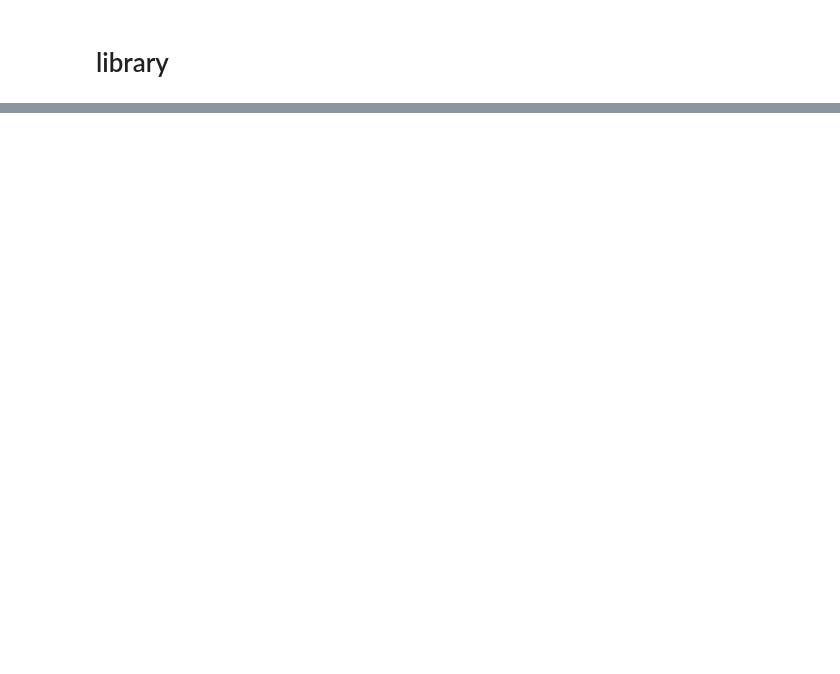
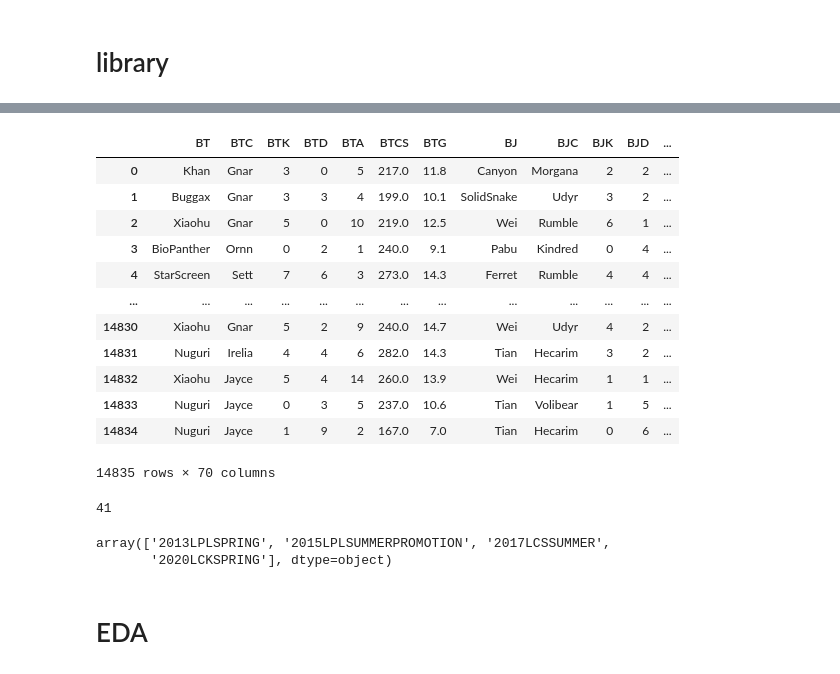
Before and after one commit to snaiws/Project-2, a Jupyter notebook: Project2.ipynb, the cells around one changed output, grey strips where cells are left out. Saved outputs shown, nothing was run; the diff lists cells and outputs as text; code cells hidden in the pictures; blank space fills up the shorter version.

```diff
--- a/Project2.ipynb
+++ b/Project2.ipynb
@@ -514,0 +597,38 @@ df
+# %%
+#피쳐드랍
+a=df.drop(['league','date','Blue','Red','winner'],axis=1)
+# %%
+#드랍 후 데이터
+a
+# %% [output]
+|  | BT | BTC | BTK | BTD | BTA | BTCS | BTG | BJ | BJC | BJK | BJD | ... |
+| 0 | Khan | Gnar | 3 | 0 | 5 | 217.0 | 11.8 | Canyon | Morgana | 2 | 2 | ... |
+| 1 | Buggax | Gnar | 3 | 3 | 4 | 199.0 | 10.1 | SolidSnake | Udyr | 3 | 2 | ... |
+| 2 | Xiaohu | Gnar | 5 | 0 | 10 | 219.0 | 12.5 | Wei | Rumble | 6 | 1 | ... |
+| 3 | BioPanther | Ornn | 0 | 2 | 1 | 240.0 | 9.1 | Pabu | Kindred | 0 | 4 | ... |
+| 4 | StarScreen | Sett | 7 | 6 | 3 | 273.0 | 14.3 | Ferret | Rumble | 4 | 4 | ... |
+| ... | ... | ... | ... | ... | ... | ... | ... | ... | ... | ... | ... | ... |
+| 14830 | Xiaohu | Gnar | 5 | 2 | 9 | 240.0 | 14.7 | Wei | Udyr | 4 | 2 | ... |
+| 14831 | Nuguri | Irelia | 4 | 4 | 6 | 282.0 | 14.3 | Tian | Hecarim | 3 | 2 | ... |
+| 14832 | Xiaohu | Jayce | 5 | 4 | 14 | 260.0 | 13.9 | Wei | Hecarim | 1 | 1 | ... |
+| 14833 | Nuguri | Jayce | 0 | 3 | 5 | 237.0 | 10.6 | Tian | Volibear | 1 | 5 | ... |
+| 14834 | Nuguri | Jayce | 1 | 9 | 2 | 167.0 | 7.0 | Tian | Hecarim | 0 | 6 | ... |
+14835 rows × 70 columns
+# %%
+#중복값 찾기
+a.duplicated().sum()
+# %% [output]
+41
+# %%
+#중복값의 index 로 중복데이터 찾기
+a=a.duplicated()
+b=[]
+for i in range(len(a)):
+  if a[i]==True:
+    b.append(i)
+df.loc[b]['league'].unique()
+# %% [output]
+array(['2013LPLSPRING', '2015LPLSUMMERPROMOTION', '2017LCSSUMMER',
+       '2020LCKSPRING'], dtype=object)
+# %% [markdown]
+# EDA
```
Also changed, not shown: parts of 25 cells of this notebook.
